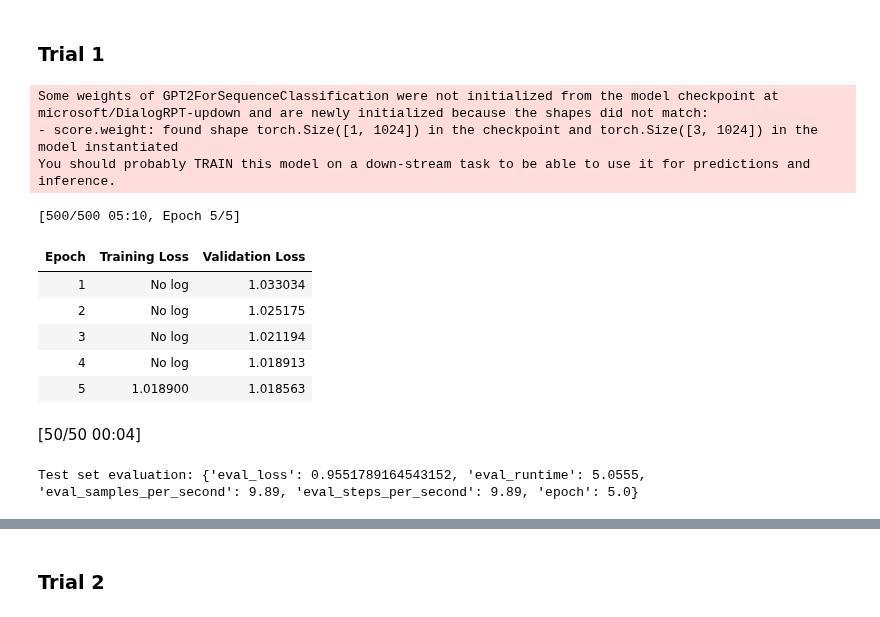
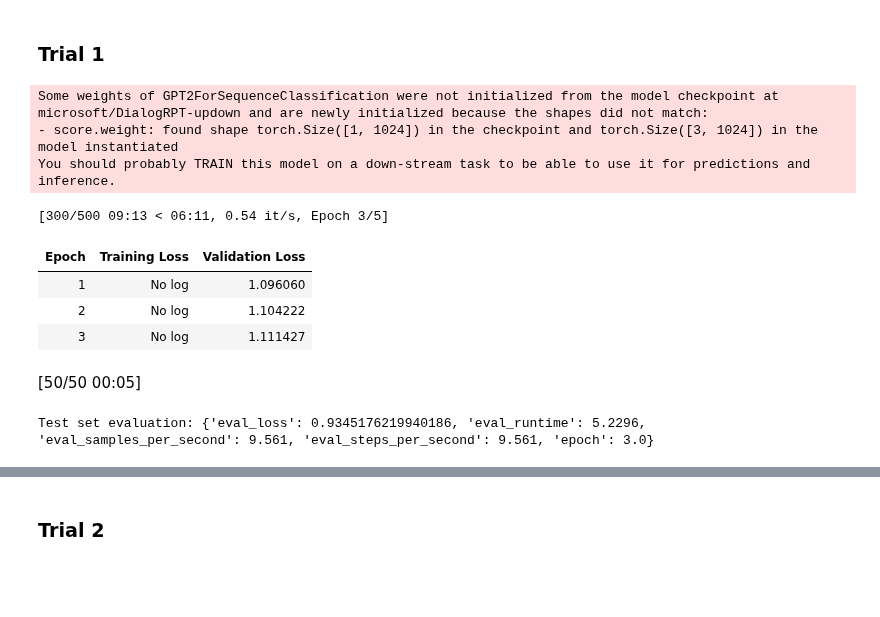
Before and after one commit to almond5/CAP5510_Datasets, a Jupyter notebook: qna_method/qna_gpt_2.ipynb, the cells around one changed output, grey strips where cells are left out. Saved outputs shown, nothing was run; the diff lists cells and outputs as text; code cells hidden in the pictures; blank space fills up the shorter version.

```diff
--- a/qna_method/qna_gpt_2.ipynb
+++ b/qna_method/qna_gpt_2.ipynb
@@ -77,41 +77,44 @@ model = GPT2ForSequenceClassification.from_pretrained("microsoft/DialogRPT-updow
 training_args = TrainingArguments(
     output_dir="./results",
     evaluation_strategy="epoch",
     learning_rate=5e-7,
     num_train_epochs=5,
     per_device_train_batch_size=1,
     per_device_eval_batch_size=1,
     weight_decay=0.01,
+    save_strategy="epoch",
+    load_best_model_at_end=True,
+    metric_for_best_model="eval_loss",
+    greater_is_better=False
 )
 
 # Initialize the Trainer
 trainer = Trainer(
     model=model,
     args=training_args,
     train_dataset=train_dataset,
     eval_dataset=val_dataset,
     tokenizer=tokenizer,
+    callbacks=[EarlyStoppingCallback(early_stopping_patience=1)]
 )
 
 # Train the model
 trainer.train()
 
 # Evaluate the model
 metrics = trainer.evaluate(eval_dataset=test_dataset)
 print("Test set evaluation:", metrics)
 # %% [output]
 Some weights of GPT2ForSequenceClassification were not initialized from the model checkpoint at microsoft/DialogRPT-updown and are newly initialized because the shapes did not match:
 - score.weight: found shape torch.Size([1, 1024]) in the checkpoint and torch.Size([3, 1024]) in the model instantiated
 You should probably TRAIN this model on a down-stream task to be able to use it for predictions and inference.
-[500/500 05:10, Epoch 5/5]
+[300/500 09:13 < 06:11, 0.54 it/s, Epoch 3/5]
 | Epoch | Training Loss | Validation Loss |
-| 1 | No log | 1.033034 |
-| 2 | No log | 1.025175 |
-| 3 | No log | 1.021194 |
-| 4 | No log | 1.018913 |
-| 5 | 1.018900 | 1.018563 |
+| 1 | No log | 1.096060 |
+| 2 | No log | 1.104222 |
+| 3 | No log | 1.111427 |
-[50/50 00:04]
+[50/50 00:05]
-Test set evaluation: {'eval_loss': 0.9551789164543152, 'eval_runtime': 5.0555, 'eval_samples_per_second': 9.89, 'eval_steps_per_second': 9.89, 'epoch': 5.0}
+Test set evaluation: {'eval_loss': 0.9345176219940186, 'eval_runtime': 5.2296, 'eval_samples_per_second': 9.561, 'eval_steps_per_second': 9.561, 'epoch': 3.0}
 # %%
 # Define the function to predict using the trained model
 def predict_answer(question, context):
```
Also changed, not shown: parts of 14 cells of this notebook.
